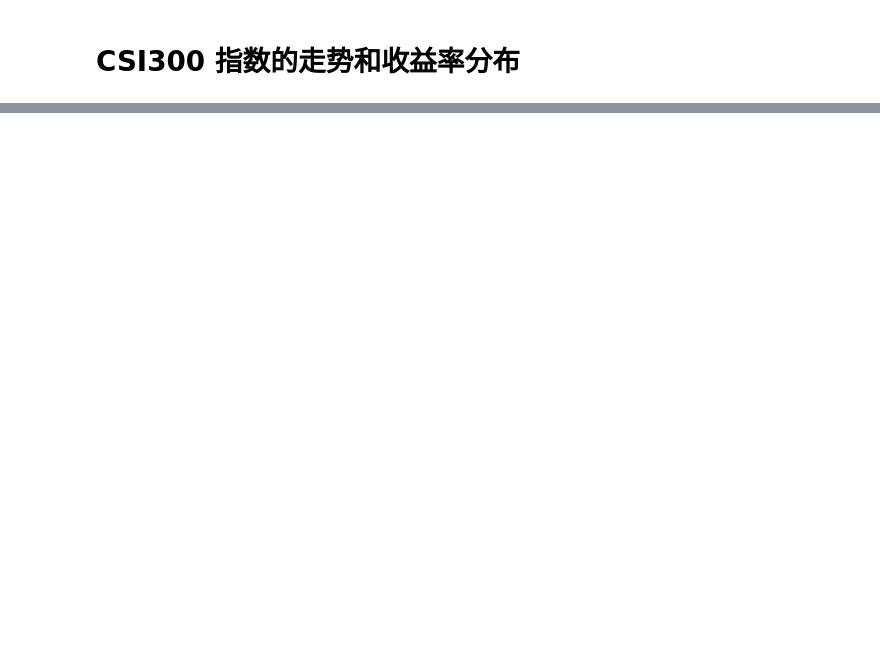
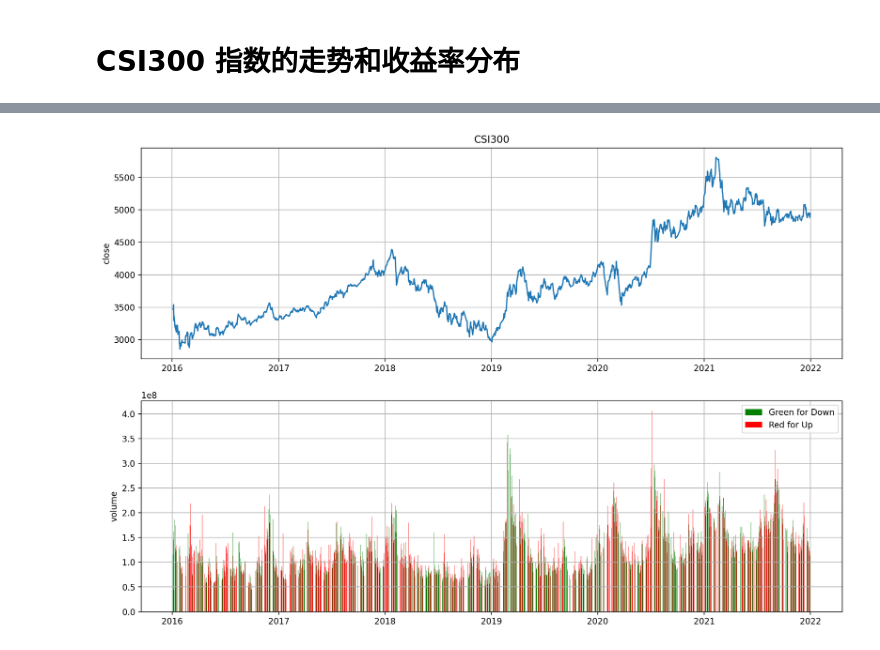
Before and after one commit to daniel620/DRL-for-QT, a Jupyter notebook: paper_use/datasets_vis.ipynb, the cells around one changed output, grey strips where cells are left out. Saved outputs shown, nothing was run; the diff lists cells and outputs as text; code cells hidden in the pictures; blank space fills up the shorter version.

```diff
--- a/paper_use/datasets_vis.ipynb
+++ b/paper_use/datasets_vis.ipynb
@@ -37,0 +38,18 @@ csi300_df.plot(x='trade_date', y='close')
+# %%
+# csi300_df.close 上面画k线图，下面画成交量，两张图拼接
+fig, ax = plt.subplots(2, 1, figsize=(15, 10))
+ax[0].plot(csi300_df['trade_date'], csi300_df['close'])
+ax[0].set_title('CSI300')
+ax[0].set_ylabel('close')
+ax[0].grid(True)
+# 成交量粗一点，柱子间的颜色不同，红涨绿跌
+handle = ax[1].bar(csi300_df['trade_date'], csi300_df['vol'], color=np.where(csi300_df['close'] > csi300_df['open'], 'r', 'g'))
+# lengend: red up, green down
+ax[1].legend(handle, ['Green for Down', 'Red for Up'])
+
+# ax[1].bar(csi300_df['trade_date'], csi300_df['vol'])
+ax[1].set_ylabel('volume')
+ax[1].grid(True)
+plt.show()
+# %% [output]
+[figure, added]
```
Also changed, not shown: parts of 9 cells of this notebook, 7 other files.
